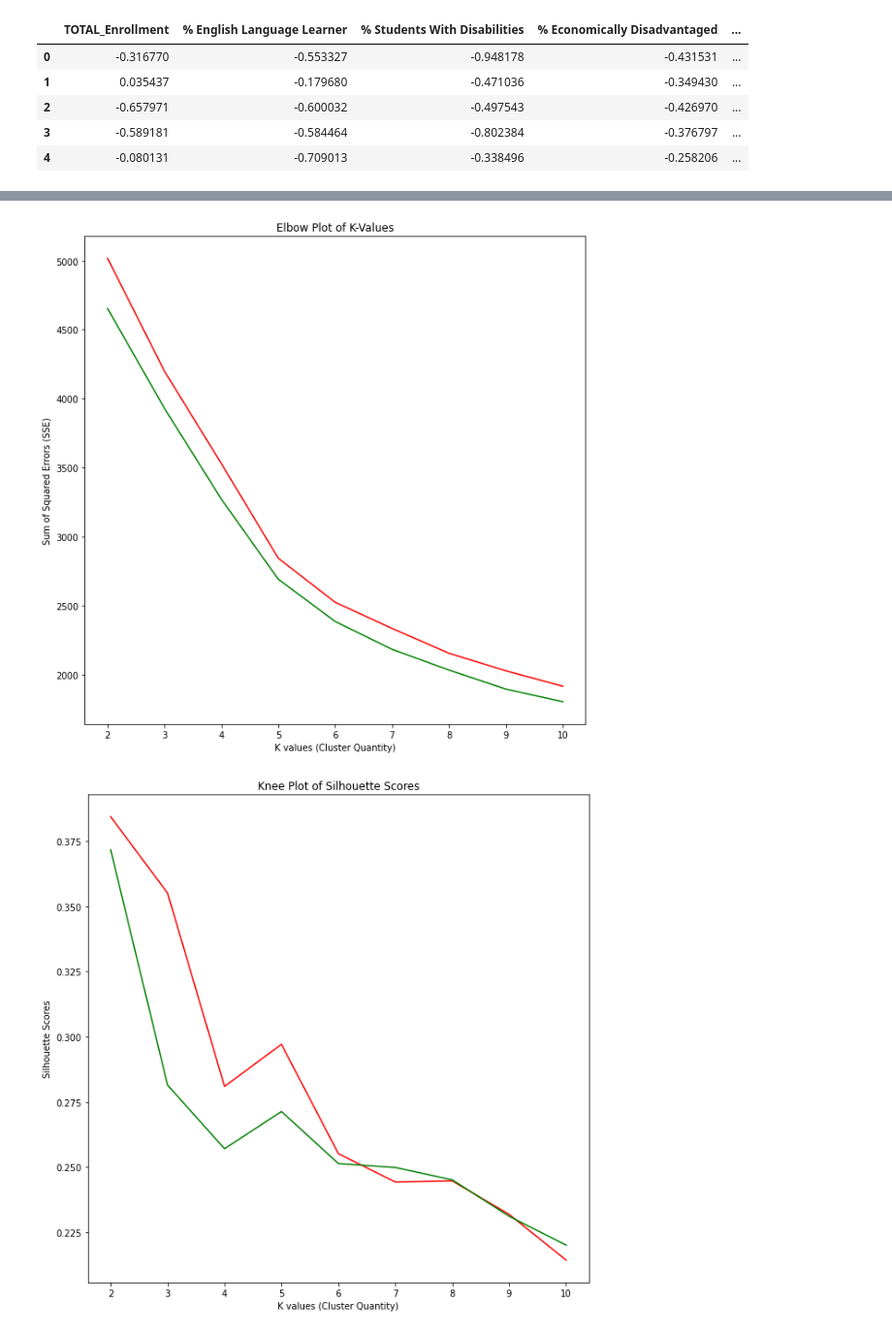
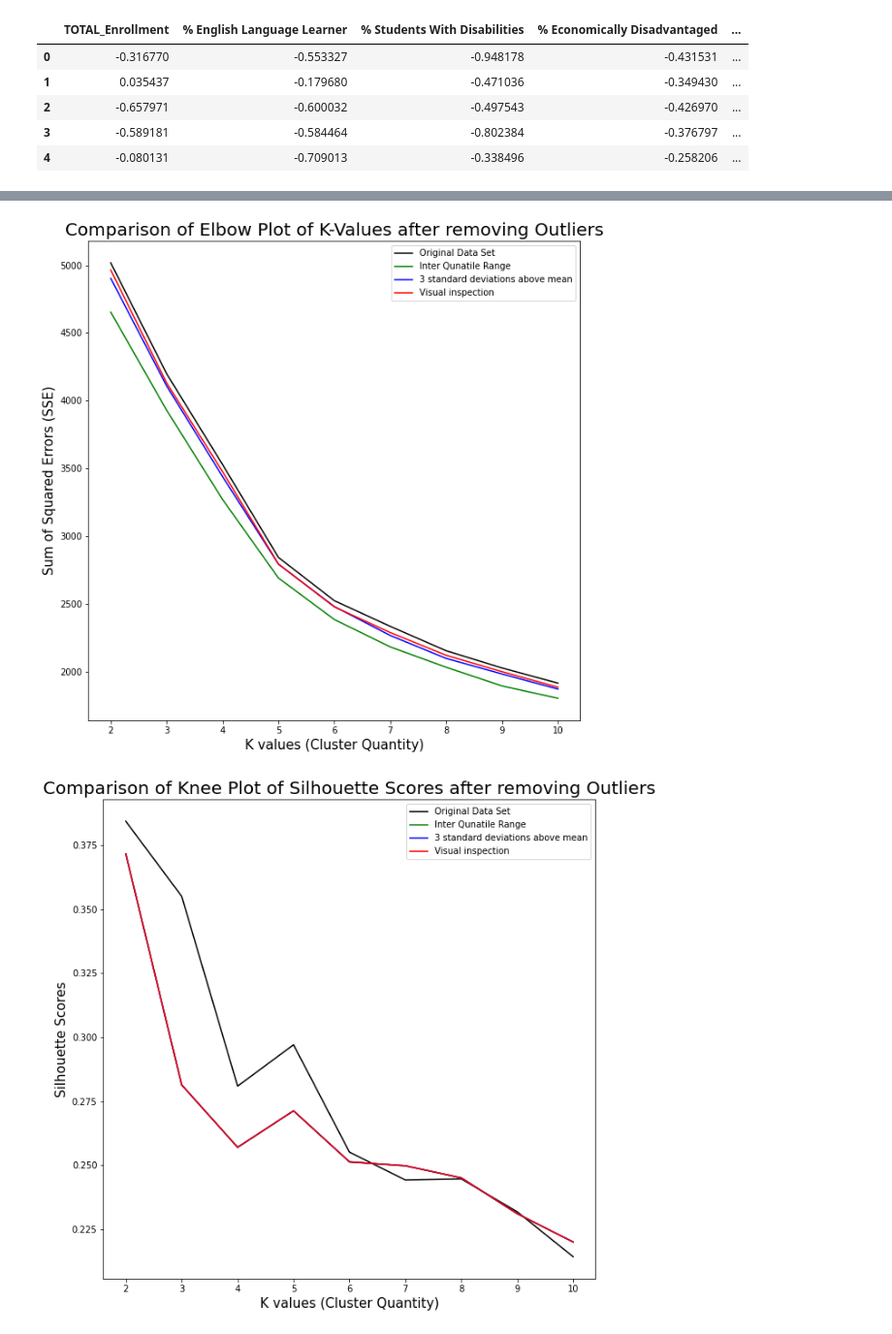
Before and after one commit to LucyJulian98/Data_Science_3_Assignments, a Jupyter notebook: pset2_llj40.ipynb, the cells around one changed output, grey strips where cells are left out. Shown at 97% size. Cells and saved outputs as stored; diff of their text form; code cells hidden in the pictures.

```diff
--- a/pset2_llj40.ipynb
+++ b/pset2_llj40.ipynb
@@ -165,28 +147,47 @@ response_2 = job(df_outliers_rem.copy())
+# %%
+df_outliers_rem_1 = dta.drop(dta[dta.TOTAL_Enrollment > line_1].index)
+df_outliers_rem_2 = dta.drop(dta[dta.TOTAL_Enrollment > line_2].index)
+df_outliers_rem_3 = dta.drop(dta[dta.TOTAL_Enrollment > line_3].index)
+# %%
+response_2 = job(df_outliers_rem_1.copy())
+response_3 = job(df_outliers_rem_2.copy())
+response_4 = job(df_outliers_rem_3.copy())
 # %%
 sse_values_1 = response_1['sse_values']
 sse_values_2 = response_2['sse_values']
+sse_values_3 = response_3['sse_values']
+sse_values_4 = response_4['sse_values']
 
 ### Plotting
 plt.figure(figsize=(10,10))
-plt.title("Elbow Plot of K-Values")
-plt.xlabel("K values (Cluster Quantity)")
-plt.ylabel("Sum of Squared Errors (SSE)")
-plt.plot(k_values, sse_values_1, color = 'red')
-plt.plot(k_values, sse_values_2, color = 'green')
+plt.title("Comparison of Elbow Plot of K-Values after removing Outliers", size = 20)
+plt.xlabel("K values (Cluster Quantity)", size = 15)
+plt.ylabel("Sum of Squared Errors (SSE)", size = 15)
+plt.plot(k_values, sse_values_1, color = 'black', label = "Original Data Set")
+plt.plot(k_values, sse_values_2, color = 'green', label = "Inter Qunatile Range")
+plt.plot(k_values, sse_values_3, color = 'blue', label = "3 standard deviations above mean")
+plt.plot(k_values, sse_values_4, color = 'red', label = "Visual inspection")
+plt.legend(loc = 0)
 plt.show()
 # %% [output]
-[figure, old version]
+[figure, new version]
 # %%
 sil_avg_scores_1 = response_1['sil_avg_scores']
 sil_avg_scores_2 = response_2['sil_avg_scores']
+sil_avg_scores_3 = response_3['sil_avg_scores']
+sil_avg_scores_4 = response_4['sil_avg_scores']
+
 
 ### Plotting
 plt.figure(figsize=(10,10))
-plt.title("Knee Plot of Silhouette Scores")
-plt.xlabel("K values (Cluster Quantity)")
-plt.ylabel("Silhouette Scores")
-plt.plot(k_values, sil_avg_scores_1, color = 'red')
-plt.plot(k_values, sil_avg_scores_2, color = 'green')
+plt.title("Comparison of Knee Plot of Silhouette Scores after removing Outliers", size = 20)
+plt.xlabel("K values (Cluster Quantity)", size = 15)
+plt.ylabel("Silhouette Scores", size = 15)
+plt.plot(k_values, sil_avg_scores_1, color = 'black', label = "Original Data Set")
+plt.plot(k_values, sil_avg_scores_2, color = 'green', label = "Inter Qunatile Range")
+plt.plot(k_values, sil_avg_scores_2, color = 'blue', label = "3 standard deviations above mean")
+plt.plot(k_values, sil_avg_scores_2, color = 'red', label = "Visual inspection")
+plt.legend(loc = 0)
 plt.show()
 # %% [output]
-[figure, old version]
+[figure, new version]
```
Also changed, not shown: parts of 8 cells of this notebook.
